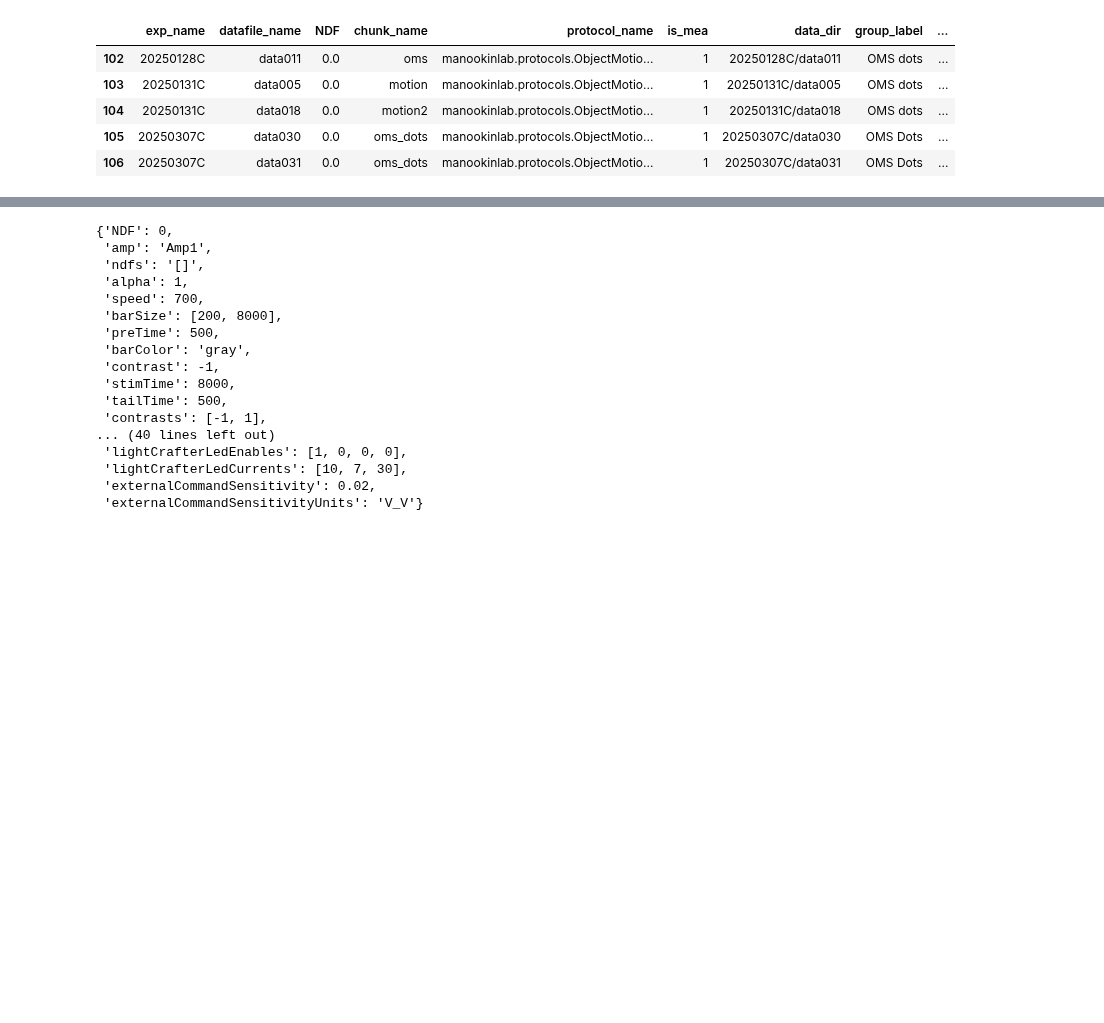
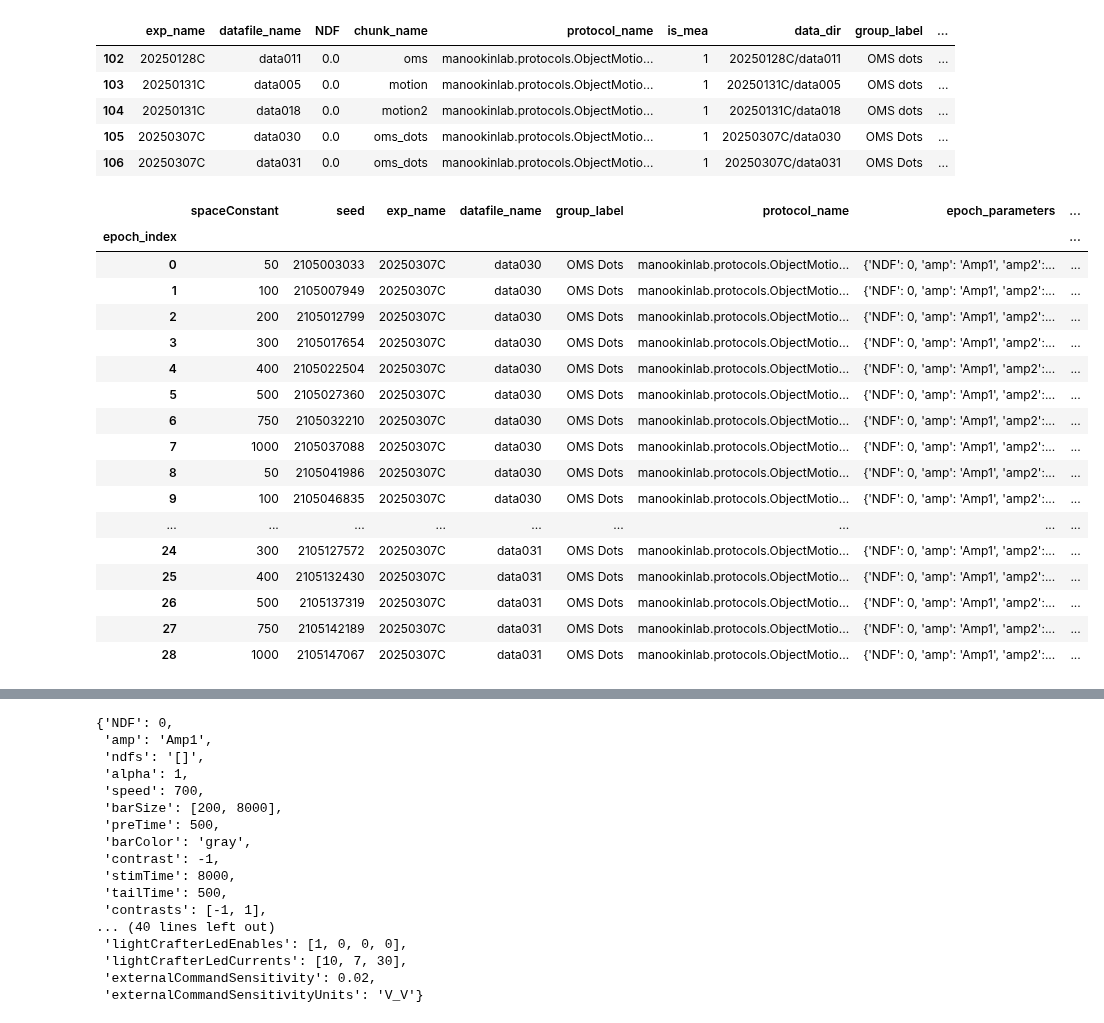
Before and after one commit to DRezeanu/retinanalysis, a Jupyter notebook: nbs/query_test.ipynb, the cells around one changed output, grey strips where cells are left out. Saved outputs shown, nothing was run; the diff lists cells and outputs as text; code cells hidden in the pictures; blank space fills up the shorter version.

Commit message:
StimGroup class

```diff
--- a/nbs/query_test.ipynb
+++ b/nbs/query_test.ipynb
@@ -35,6 +35,31 @@ Found 60 experiments, 107 epoch blocks.
 | 104 | 20250131C | data018 | 0.0 | motion2 | manookinlab.protocols.ObjectMotio... | 1 | 20250131C/data018 | OMS dots | ... |
 | 105 | 20250307C | data030 | 0.0 | oms_dots | manookinlab.protocols.ObjectMotio... | 1 | 20250307C/data030 | OMS Dots | ... |
 | 106 | 20250307C | data031 | 0.0 | oms_dots | manookinlab.protocols.ObjectMotio... | 1 | 20250307C/data031 | OMS Dots | ... |
+# %%
+importlib.reload(stim)
+idxs = [105, 106]
+sg = stim.make_stim_group(df.loc[idxs, 'exp_name'], df.loc[idxs, 'datafile_name'])
+# %%
+sg.df_epochs
+# %% [output]
+|  | spaceConstant | seed | exp_name | datafile_name | group_label | protocol_name | epoch_parameters | ... |
+| epoch_index |  |  |  |  |  |  |  | ... |
+| 0 | 50 | 2105003033 | 20250307C | data030 | OMS Dots | manookinlab.protocols.ObjectMotio... | {'NDF': 0, 'amp': 'Amp1', 'amp2':... | ... |
+| 1 | 100 | 2105007949 | 20250307C | data030 | OMS Dots | manookinlab.protocols.ObjectMotio... | {'NDF': 0, 'amp': 'Amp1', 'amp2':... | ... |
+| 2 | 200 | 2105012799 | 20250307C | data030 | OMS Dots | manookinlab.protocols.ObjectMotio... | {'NDF': 0, 'amp': 'Amp1', 'amp2':... | ... |
+| 3 | 300 | 2105017654 | 20250307C | data030 | OMS Dots | manookinlab.protocols.ObjectMotio... | {'NDF': 0, 'amp': 'Amp1', 'amp2':... | ... |
+| 4 | 400 | 2105022504 | 20250307C | data030 | OMS Dots | manookinlab.protocols.ObjectMotio... | {'NDF': 0, 'amp': 'Amp1', 'amp2':... | ... |
+| 5 | 500 | 2105027360 | 20250307C | data030 | OMS Dots | manookinlab.protocols.ObjectMotio... | {'NDF': 0, 'amp': 'Amp1', 'amp2':... | ... |
+| 6 | 750 | 2105032210 | 20250307C | data030 | OMS Dots | manookinlab.protocols.ObjectMotio... | {'NDF': 0, 'amp': 'Amp1', 'amp2':... | ... |
+| 7 | 1000 | 2105037088 | 20250307C | data030 | OMS Dots | manookinlab.protocols.ObjectMotio... | {'NDF': 0, 'amp': 'Amp1', 'amp2':... | ... |
+| 8 | 50 | 2105041986 | 20250307C | data030 | OMS Dots | manookinlab.protocols.ObjectMotio... | {'NDF': 0, 'amp': 'Amp1', 'amp2':... | ... |
+| 9 | 100 | 2105046835 | 20250307C | data030 | OMS Dots | manookinlab.protocols.ObjectMotio... | {'NDF': 0, 'amp': 'Amp1', 'amp2':... | ... |
+| ... | ... | ... | ... | ... | ... | ... | ... | ... |
+| 24 | 300 | 2105127572 | 20250307C | data031 | OMS Dots | manookinlab.protocols.ObjectMotio... | {'NDF': 0, 'amp': 'Amp1', 'amp2':... | ... |
+| 25 | 400 | 2105132430 | 20250307C | data031 | OMS Dots | manookinlab.protocols.ObjectMotio... | {'NDF': 0, 'amp': 'Amp1', 'amp2':... | ... |
+| 26 | 500 | 2105137319 | 20250307C | data031 | OMS Dots | manookinlab.protocols.ObjectMotio... | {'NDF': 0, 'amp': 'Amp1', 'amp2':... | ... |
+| 27 | 750 | 2105142189 | 20250307C | data031 | OMS Dots | manookinlab.protocols.ObjectMotio... | {'NDF': 0, 'amp': 'Amp1', 'amp2':... | ... |
+| 28 | 1000 | 2105147067 | 20250307C | data031 | OMS Dots | manookinlab.protocols.ObjectMotio... | {'NDF': 0, 'amp': 'Amp1', 'amp2':... | ... |
 # %%
 importlib.reload(stim)
 importlib.reload(dju)
```
Also changed, not shown: parts of 5 cells of this notebook, 2 other files.
